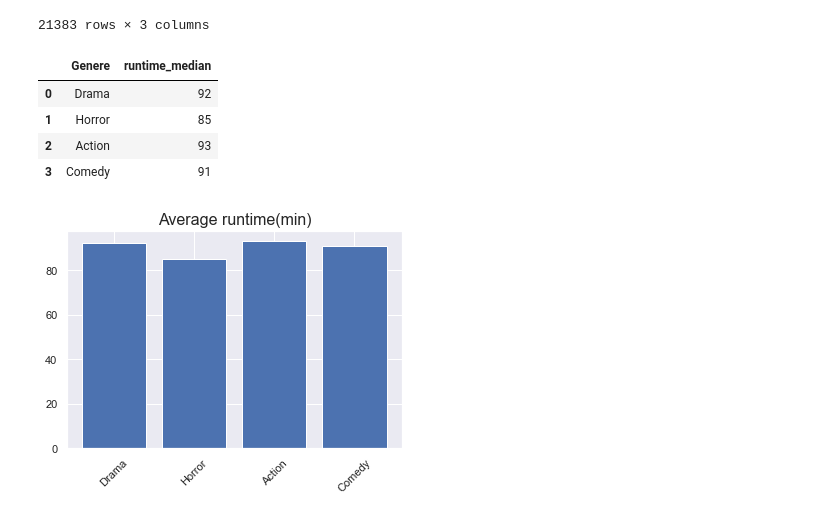
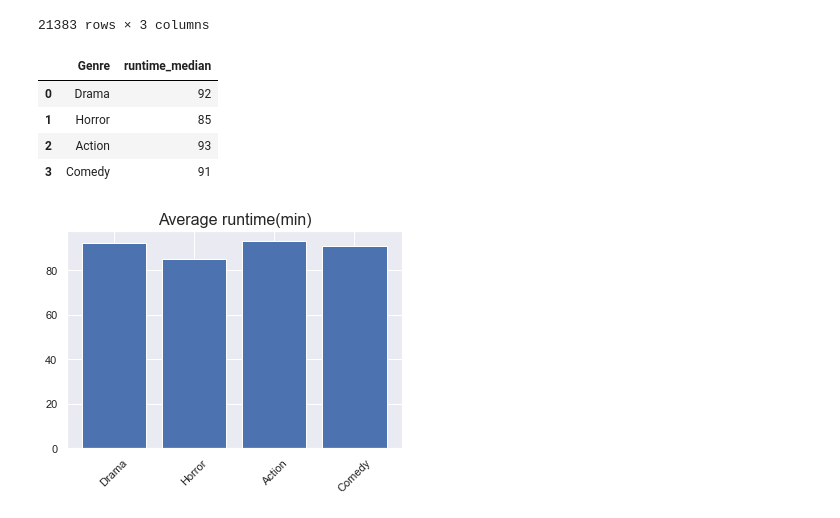
Before and after one commit to kjkahalley/optimal-film-analysis, a Jupyter notebook: first-notebook.ipynb, the cells around one changed output. Cells and saved outputs as stored; diff of their text form; code cells hidden in the pictures.

```diff
--- a/first-notebook.ipynb
+++ b/first-notebook.ipynb
@@ -154,13 +154,13 @@ Comedy = runtime.loc[runtime['genres'] == 'Comedy']
 # %%
 Comedy_median = Comedy["runtime_minutes"].median()
 # %%
-genere_runtime_median = {'Genere': ['Drama', 'Horror', 'Action', 'Comedy'],
+genre_runtime_median = {'Genre': ['Drama', 'Horror', 'Action', 'Comedy'],
                         'runtime_median': [92,85,93,91]
                         }
-genere_runtime_avg = pd.DataFrame(genere_runtime_median, columns = ['Genere', 'runtime_median'])
-genere_runtime_avg
+genre_runtime_avg = pd.DataFrame(genre_runtime_median, columns = ['Genre', 'runtime_median'])
+genre_runtime_avg
 # %% [output]
-|  | Genere | runtime_median |
+|  | Genre | runtime_median |
 | 0 | Drama | 92 |
 | 1 | Horror | 85 |
 | 2 | Action | 93 |
```
Also changed, not shown: parts of 9 cells of this notebook, 1 other file.
